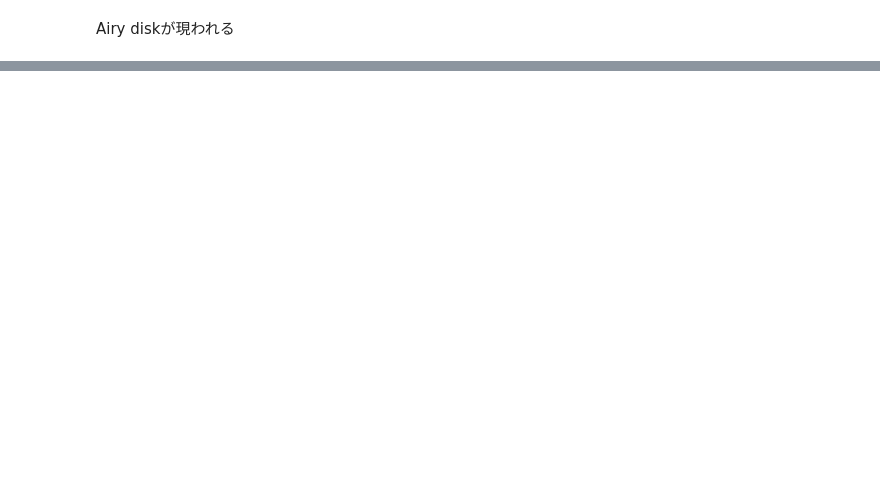
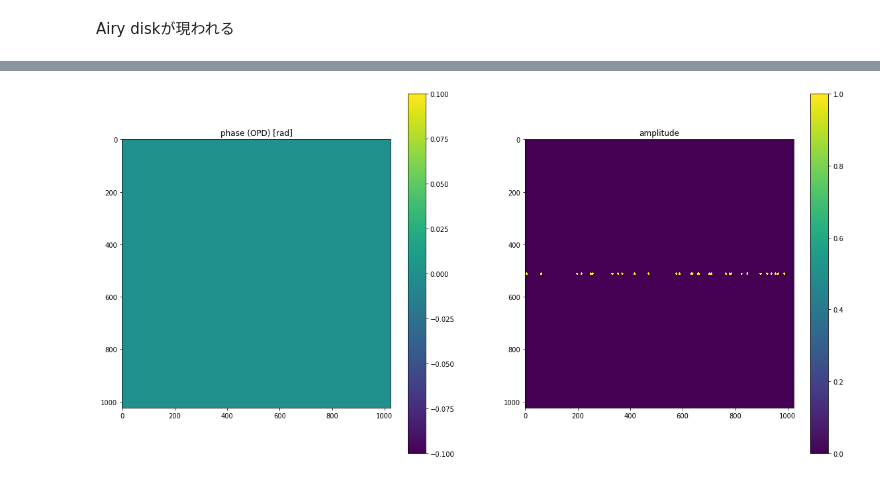
Before and after one commit to HajimeKawahara/fossim, a Jupyter notebook: ipynb/Multipupil .ipynb, the cells around one changed output, grey strips where cells are left out. Cells and saved outputs as stored; diff of their text form; code cells hidden in the pictures; blank space fills up the shorter version.

```diff
--- a/ipynb/Multipupil .ipynb
+++ b/ipynb/Multipupil .ipynb
@@ -159,0 +175,20 @@ Airy diskが現われる
+# %%
+pupa = pw.wg_plain_wave(n,pos_star)
+Nw=30
+dl=1/(Nw+1)
+dlt=1/(2*Nw+1)
+mask=mc.p2pm_circular(pupa,[np.ones(Nw)*n/2,(np.random.rand(Nw)*(Nw+1))*dl*n],n/4*dlt)
+pupa[mask]=0.0+0.0j
+# %%
+fig = plt.figure(figsize=(20,10))
+ax = fig.add_subplot(121)
+q=ax.imshow(np.angle(pupa))
+plt.title("phase (OPD) [rad]")
+plt.colorbar(q)
+ax = fig.add_subplot(122)
+q=ax.imshow(np.abs(pupa))
+plt.title("amplitude")
+plt.colorbar(q)
+plt.show()
+# %% [output]
+[figure, added]
```
Also changed, not shown: parts of 7 cells of this notebook, 1 other file.
